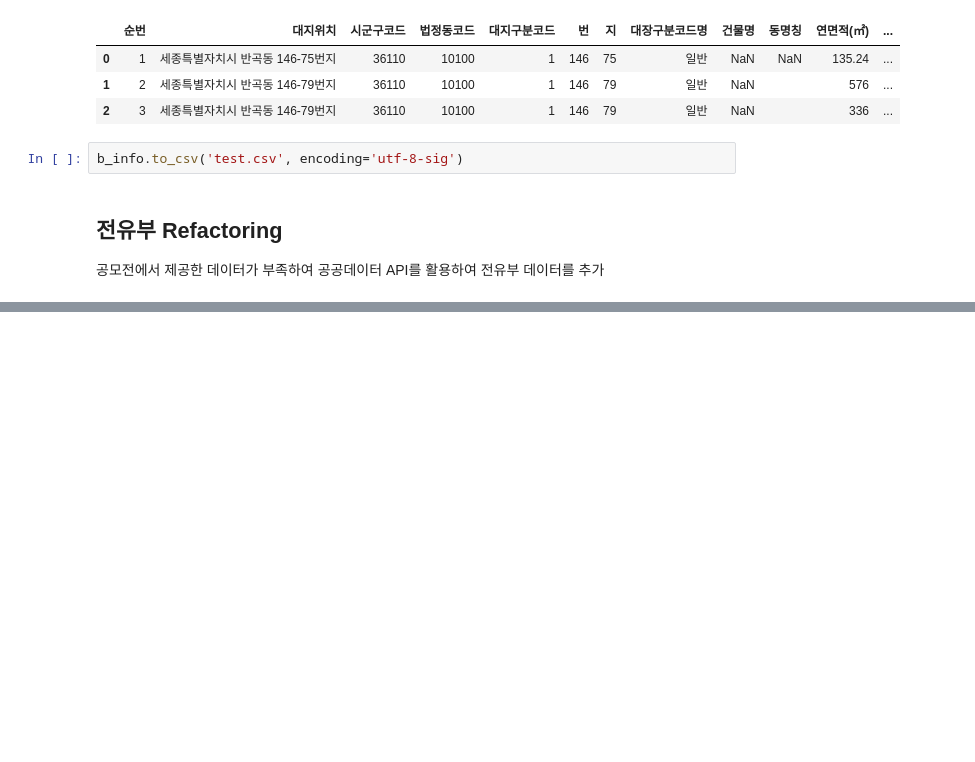
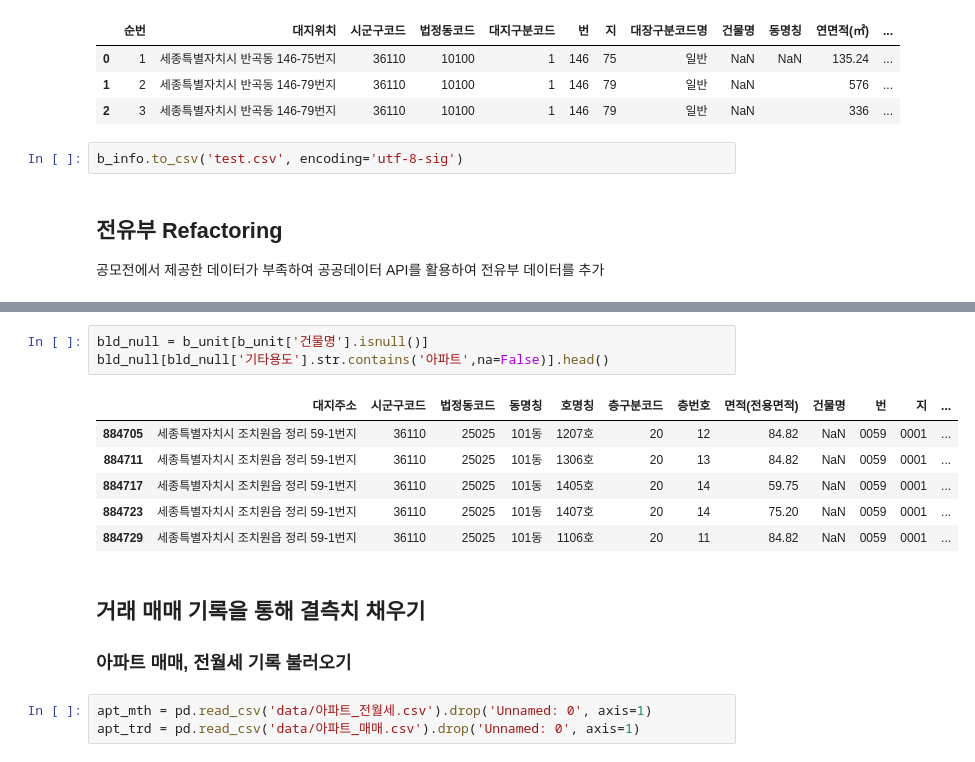
Before and after one commit to metterian/sejong-house-market-analyse, a Jupyter notebook: data_foundation.ipynb, the cells around one changed output, grey strips where cells are left out. Cells and saved outputs as stored; diff of their text form; blank space fills up the shorter version.

```diff
--- a/data_foundation.ipynb
+++ b/data_foundation.ipynb
@@ -124,0 +175,16 @@ b_unit.head(10)
+# %%
+bld_null = b_unit[b_unit['건물명'].isnull()]
+bld_null[bld_null['기타용도'].str.contains('아파트',na=False)].head()
+# %% [output]
+|  | 대지주소 | 시군구코드 | 법정동코드 | 동명칭 | 호명칭 | 층구분코드 | 층번호 | 면적(전용면적) | 건물명 | 번 | 지 | ... |
+| 884705 | 세종특별자치시 조치원읍 정리 59-1번지 | 36110 | 25025 | 101동 | 1207호 | 20 | 12 | 84.82 | NaN | 0059 | 0001 | ... |
+| 884711 | 세종특별자치시 조치원읍 정리 59-1번지 | 36110 | 25025 | 101동 | 1306호 | 20 | 13 | 84.82 | NaN | 0059 | 0001 | ... |
+| 884717 | 세종특별자치시 조치원읍 정리 59-1번지 | 36110 | 25025 | 101동 | 1405호 | 20 | 14 | 59.75 | NaN | 0059 | 0001 | ... |
+| 884723 | 세종특별자치시 조치원읍 정리 59-1번지 | 36110 | 25025 | 101동 | 1407호 | 20 | 14 | 75.20 | NaN | 0059 | 0001 | ... |
+| 884729 | 세종특별자치시 조치원읍 정리 59-1번지 | 36110 | 25025 | 101동 | 1106호 | 20 | 11 | 84.82 | NaN | 0059 | 0001 | ... |
+# %% [markdown]
+## 거래 매매 기록을 통해 결측치 채우기
+### 아파트 매매, 전월세 기록 불러오기
+# %%
+apt_mth = pd.read_csv('data/아파트_전월세.csv').drop('Unnamed: 0', axis=1)
+apt_trd = pd.read_csv('data/아파트_매매.csv').drop('Unnamed: 0', axis=1)
```
Also changed, not shown: parts of 16 cells of this notebook.
